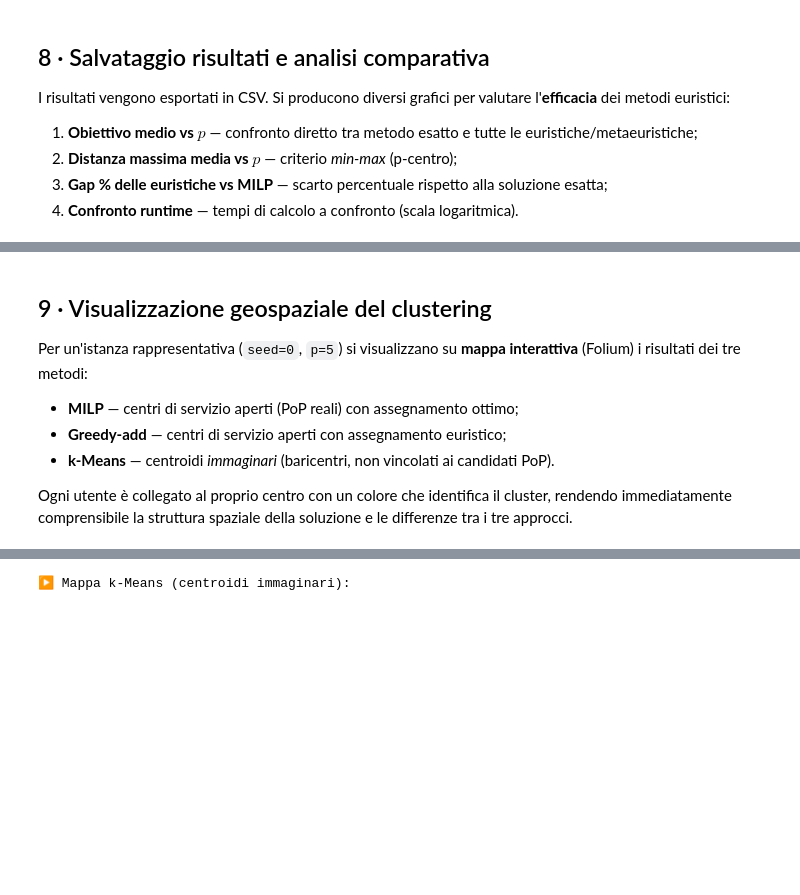
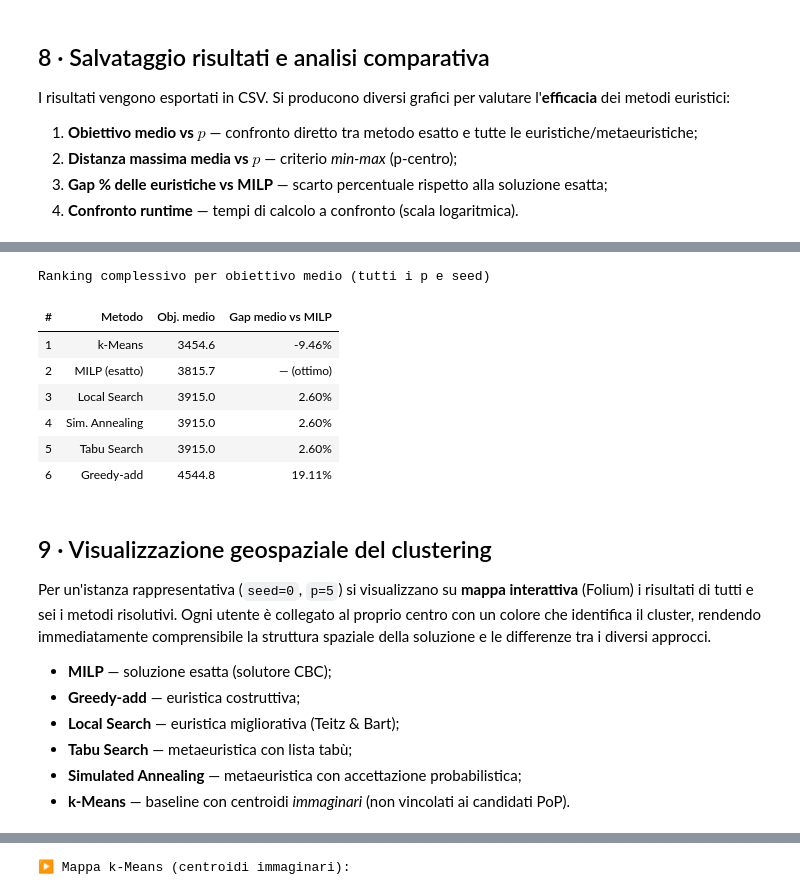
Before and after one commit to Leonard2310/pop-capacitated-pmedian, a Jupyter notebook: experiments.ipynb, the cells around one changed output, grey strips where cells are left out. Saved outputs shown, nothing was run; the diff lists cells and outputs as text; code cells hidden in the pictures; blank space fills up the shorter version.

```diff
--- a/experiments.ipynb
+++ b/experiments.ipynb
@@ -1280,10 +1336,56 @@ Risultati salvati in results/results.csv
+# %%
+# ── Ranking complessivo per obiettivo medio ────────────────────────
+all_mean = results_df.groupby('method').agg(
+    obj_mean=('objective', 'mean'),
+    dist_mean=('max_distance_km', 'mean'),
+    time_mean=('runtime', 'mean'),
+)
+milp_avg_obj = all_mean.loc['milp', 'obj_mean'] if 'milp' in all_mean.index else float('inf')
+
+ranking = all_mean['obj_mean'].sort_values()
+_rank_rows = []
+for rank, (m, val) in enumerate(ranking.items(), 1):
+    gap_str = ''
+    if m != 'milp' and milp_avg_obj > 0:
+        gap_str = f'{(val - milp_avg_obj)/milp_avg_obj*100:.2f}%'
+    _rank_rows.append({
+        '#': rank,
+        'Metodo': METHOD_STYLE[m]['label'],
+        'Obj. medio': f'{val:.1f}',
+        'Gap medio vs MILP': gap_str if gap_str else '— (ottimo)',
+    })
+
+_df_rank = pd.DataFrame(_rank_rows)
+
+styled = (_df_rank.style
+          .hide(axis='index')
+          .set_caption('Ranking complessivo per obiettivo medio (tutti i p e seed)')
+          .set_table_styles([
+              {'selector': 'caption', 'props': [('font-weight', 'bold'), ('font-size', '14px'),
+                                                 ('margin-bottom', '8px'), ('color', '#e0e0e0')]},
+              {'selector': 'th', 'props': [('background-color', '#2d2d2d'), ('color', '#e0e0e0')]},
+              {'selector': 'td', 'props': [('text-align', 'center'), ('color', '#d0d0d0'),
+                                            ('background-color', '#1e1e1e')]},
+          ]))
+display(styled)
+# %% [output]
+Ranking complessivo per obiettivo medio (tutti i p e seed)
+| # | Metodo | Obj. medio | Gap medio vs MILP |
+| 1 | k-Means | 3454.6 | -9.46% |
+| 2 | MILP (esatto) | 3815.7 | — (ottimo) |
+| 3 | Local Search | 3915.0 | 2.60% |
+| 4 | Sim. Annealing | 3915.0 | 2.60% |
+| 5 | Tabu Search | 3915.0 | 2.60% |
+| 6 | Greedy-add | 4544.8 | 19.11% |
 # %% [markdown]
 ## 9 · Visualizzazione geospaziale del clustering
 
-Per un'istanza rappresentativa (`seed=0`, `p=5`) si visualizzano su **mappa interattiva** (Folium) i risultati dei tre metodi:
-- **MILP** — centri di servizio aperti (PoP reali) con assegnamento ottimo;
-- **Greedy-add** — centri di servizio aperti con assegnamento euristico;
-- **k-Means** — centroidi *immaginari* (baricentri, non vincolati ai candidati PoP).
+Per un'istanza rappresentativa (`seed=0`, `p=5`) si visualizzano su **mappa interattiva** (Folium) i risultati di tutti e sei i metodi risolutivi. Ogni utente è collegato al proprio centro con un colore che identifica il cluster, rendendo immediatamente comprensibile la struttura spaziale della soluzione e le differenze tra i diversi approcci.
 
-Ogni utente è collegato al proprio centro con un colore che identifica il cluster, rendendo immediatamente comprensibile la struttura spaziale della soluzione e le differenze tra i tre approcci.
+- **MILP** — soluzione esatta (solutore CBC);
+- **Greedy-add** — euristica costruttiva;
+- **Local Search** — euristica migliorativa (Teitz & Bart);
+- **Tabu Search** — metaeuristica con lista tabù;
+- **Simulated Annealing** — metaeuristica con accettazione probabilistica;
+- **k-Means** — baseline con centroidi *immaginari* (non vincolati ai candidati PoP).
 # %%
```
Also changed, not shown: parts of 26 cells of this notebook, 1 other file.
